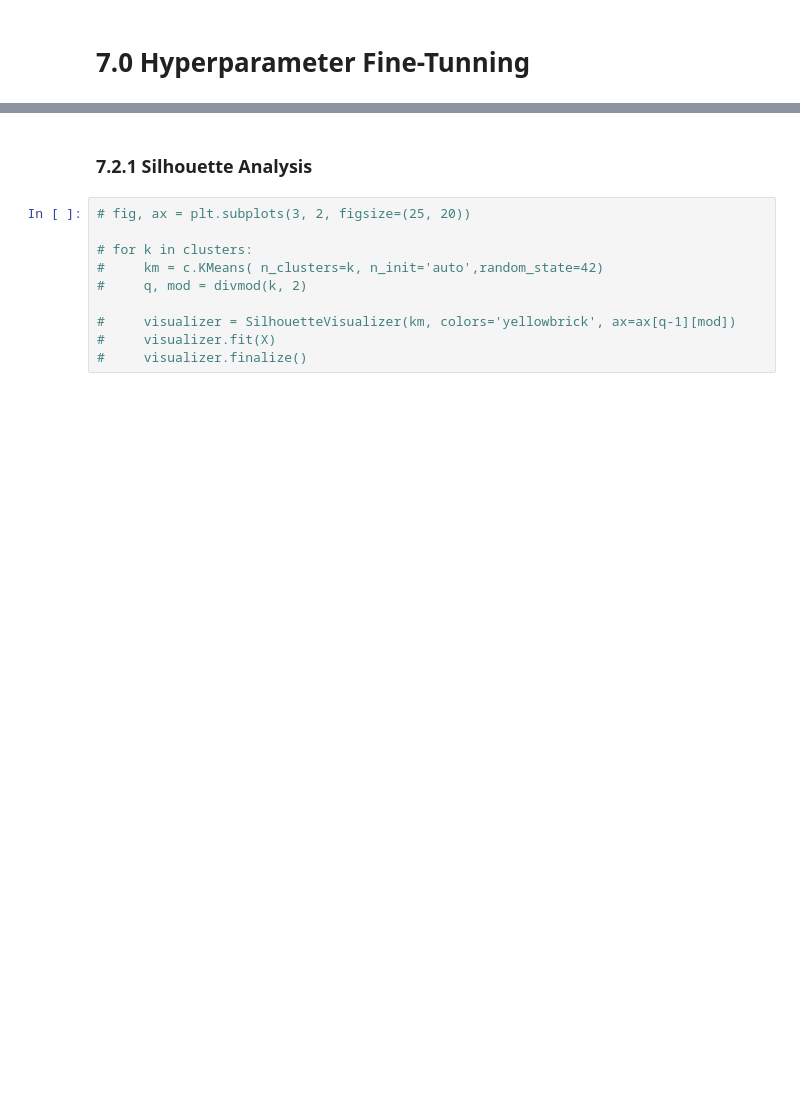
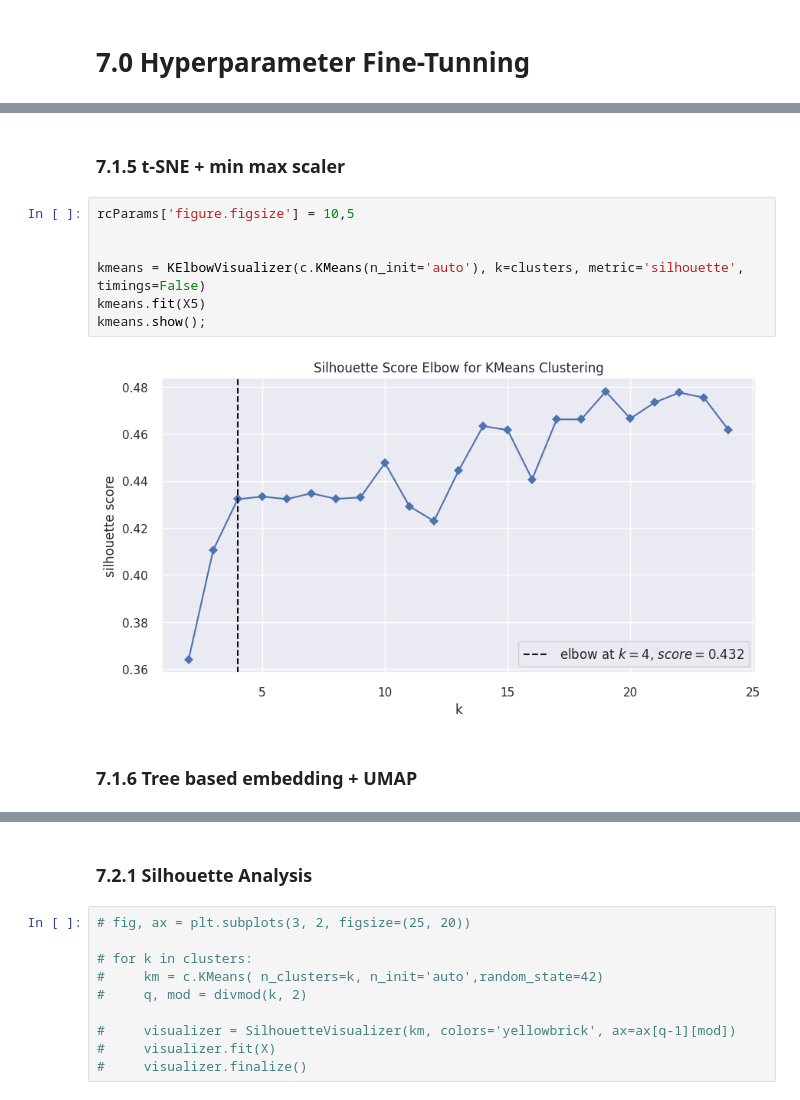
Before and after one commit to Eduardo-95-DS/Insiders-clustering, a Jupyter notebook: notebooks/look_4-ear-metrics.ipynb, the cells around one changed output, grey strips where cells are left out. Drawn from its saved outputs; the diff is of its cells as text; blank space fills up the shorter version.

```diff
--- a/notebooks/look_4-ear-metrics.ipynb
+++ b/notebooks/look_4-ear-metrics.ipynb
@@ -1497,0 +1461,13 @@ kmeans.show();
+# %% [markdown]
+### 7.1.5 t-SNE + min max scaler
+# %%
+rcParams['figure.figsize'] = 10,5
+
+
+kmeans = KElbowVisualizer(c.KMeans(n_init='auto'), k=clusters, metric='silhouette', timings=False)
+kmeans.fit(X5)
+kmeans.show();
+# %% [output]
+[figure, added]
+# %% [markdown]
+### 7.1.6 Tree based embedding + UMAP
```
Also changed, not shown: parts of 50 cells of this notebook.
